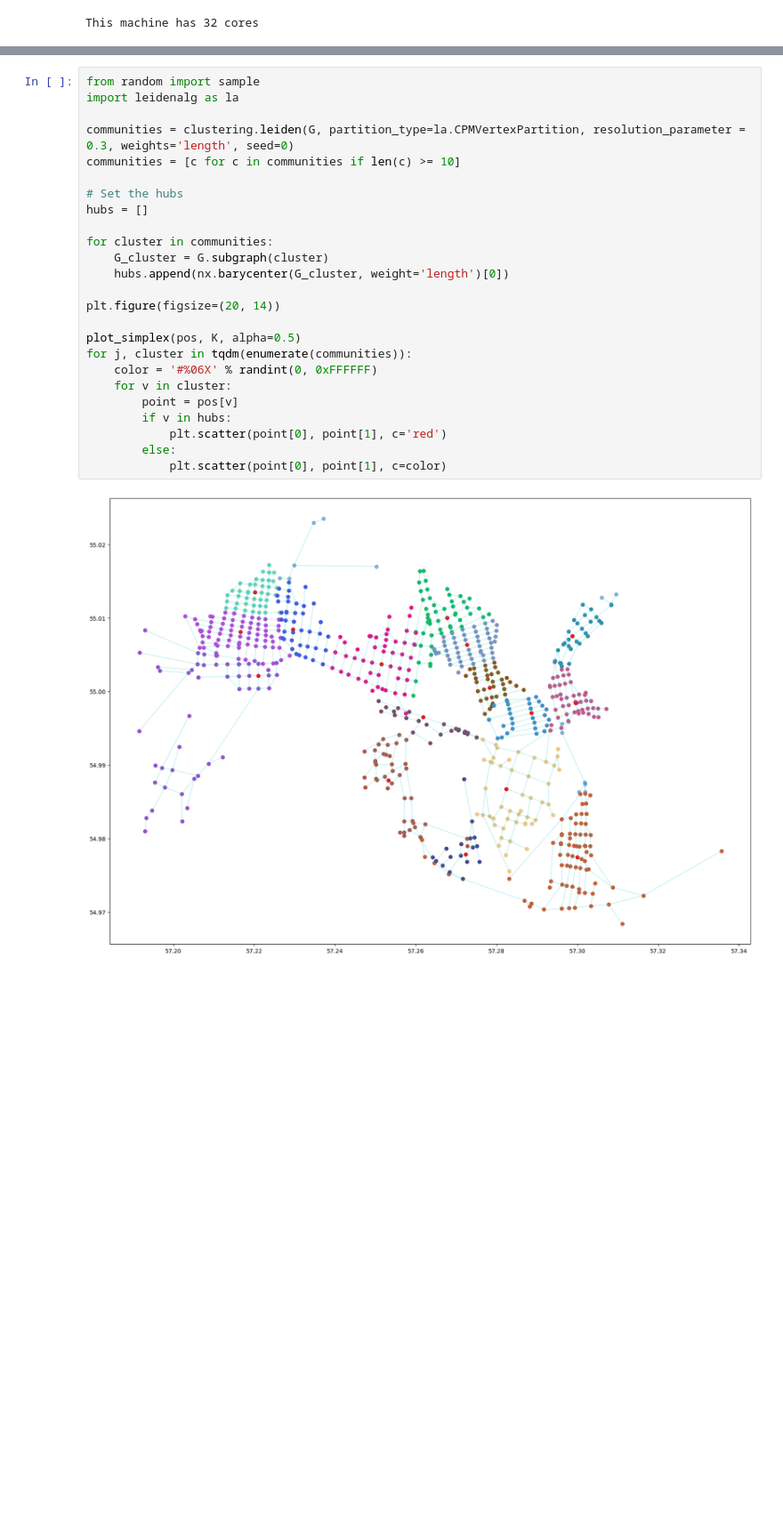
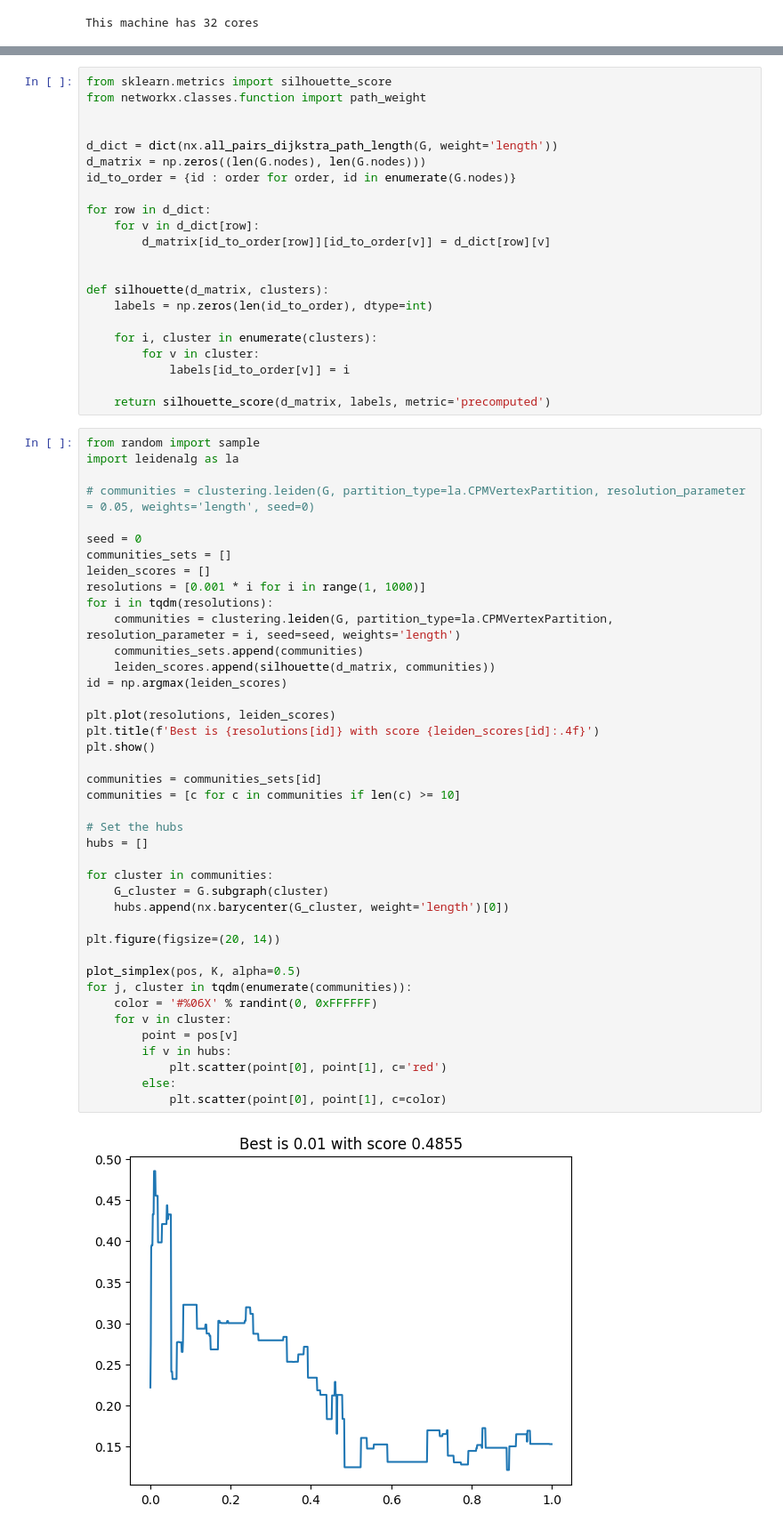
Before and after one commit to MarioAuditore/graph_clustering, a Jupyter notebook: cvrp_leiden.ipynb, the cells around one changed output, grey strips where cells are left out. Shown at 89% size. Drawn from its saved outputs; the diff is of its cells as text; blank space fills up the shorter version.

```diff
--- a/cvrp_leiden.ipynb
+++ b/cvrp_leiden.ipynb
@@ -63,30 +51,68 @@ plt.title(f'{len(G.nodes)} nodes')
 # %% [output]
 Text(0.5, 1.0, '723 nodes')
 [figure]
+# %%
+from sklearn.metrics import silhouette_score
+from networkx.classes.function import path_weight
+
+
+d_dict = dict(nx.all_pairs_dijkstra_path_length(G, weight='length'))
+d_matrix = np.zeros((len(G.nodes), len(G.nodes)))
+id_to_order = {id : order for order, id in enumerate(G.nodes)}
+
+for row in d_dict:
+    for v in d_dict[row]:
+        d_matrix[id_to_order[row]][id_to_order[v]] = d_dict[row][v]
+
+
+def silhouette(d_matrix, clusters):
+    labels = np.zeros(len(id_to_order), dtype=int)
+
+    for i, cluster in enumerate(clusters):
+        for v in cluster:
+            labels[id_to_order[v]] = i
+
+    return silhouette_score(d_matrix, labels, metric='precomputed')
 # %%
 from random import sample
 import leidenalg as la
 
-communities = clustering.leiden(G, partition_type=la.CPMVertexPartition, resolution_parameter = 0.3, weights='length', seed=0)
+# communities = clustering.leiden(G, partition_type=la.CPMVertexPartition, resolution_parameter = 0.05, weights='length', seed=0)
+
+seed = 0
+communities_sets = []
+leiden_scores = []
+resolutions = [0.001 * i for i in range(1, 1000)]
+for i in tqdm(resolutions):
+    communities = clustering.leiden(G, partition_type=la.CPMVertexPartition, resolution_parameter = i, seed=seed, weights='length')
+    communities_sets.append(communities)
+    leiden_scores.append(silhouette(d_matrix, communities))
+id = np.argmax(leiden_scores)
+
+plt.plot(resolutions, leiden_scores)
+plt.title(f'Best is {resolutions[id]} with score {leiden_scores[id]:.4f}')
+plt.show()
+
+communities = communities_sets[id]
 communities = [c for c in communities if len(c) >= 10]
 
 # Set the hubs
 hubs = []
 
 for cluster in communities:
     G_cluster = G.subgraph(cluster)
     hubs.append(nx.barycenter(G_cluster, weight='length')[0])
 
 plt.figure(figsize=(20, 14))
 
 plot_simplex(pos, K, alpha=0.5)
 for j, cluster in tqdm(enumerate(communities)):
     color = '#%06X' % randint(0, 0xFFFFFF)
     for v in cluster:
         point = pos[v]
         if v in hubs:
             plt.scatter(point[0], point[1], c='red')
         else:
             plt.scatter(point[0], point[1], c=color)
 # %% [output]
-[figure, old version]
+[figure, new version]
```
Also changed, not shown: parts of 7 cells of this notebook, 3 other files.
